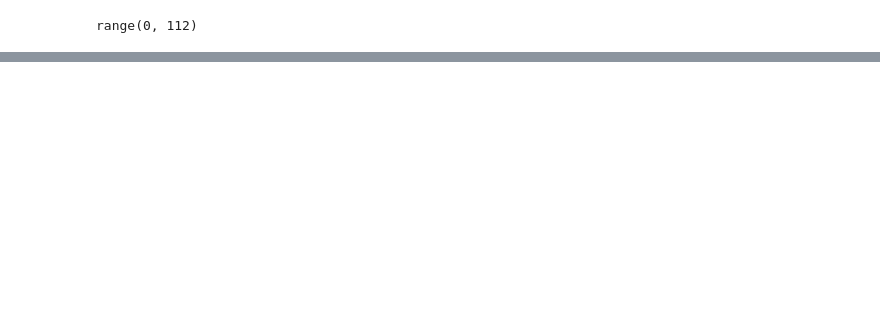
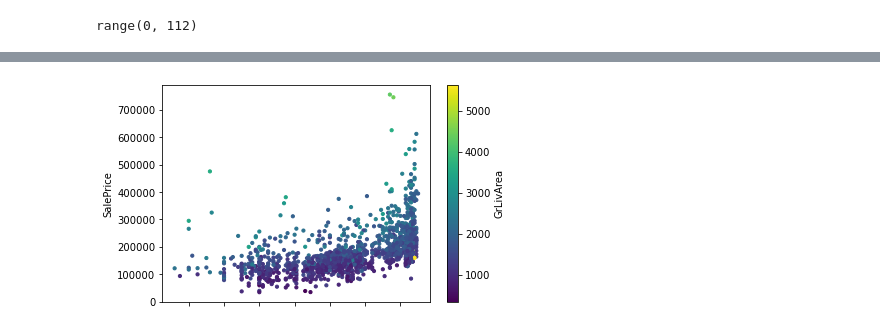
Before and after one commit to NandoGoncalves/House_Prices, a Jupyter notebook: house-prices_dataviz_a00.ipynb, the cells around one changed output, grey strips where cells are left out. Cells and saved outputs as stored; diff of their text form; code cells hidden in the pictures; blank space fills up the shorter version.

```diff
--- a/house-prices_dataviz_a00.ipynb
+++ b/house-prices_dataviz_a00.ipynb
@@ -63,0 +67,4 @@ ValueError: shape mismatch: objects cannot be broadcast to a single shape
+# %%
+df_train.plot.scatter('YearBuilt', 'SalePrice', c = 'GrLivArea', s = 10, cmap = 'viridis');
+# %% [output]
+[figure, added]
```
Also changed, not shown: parts of 14 cells of this notebook.
